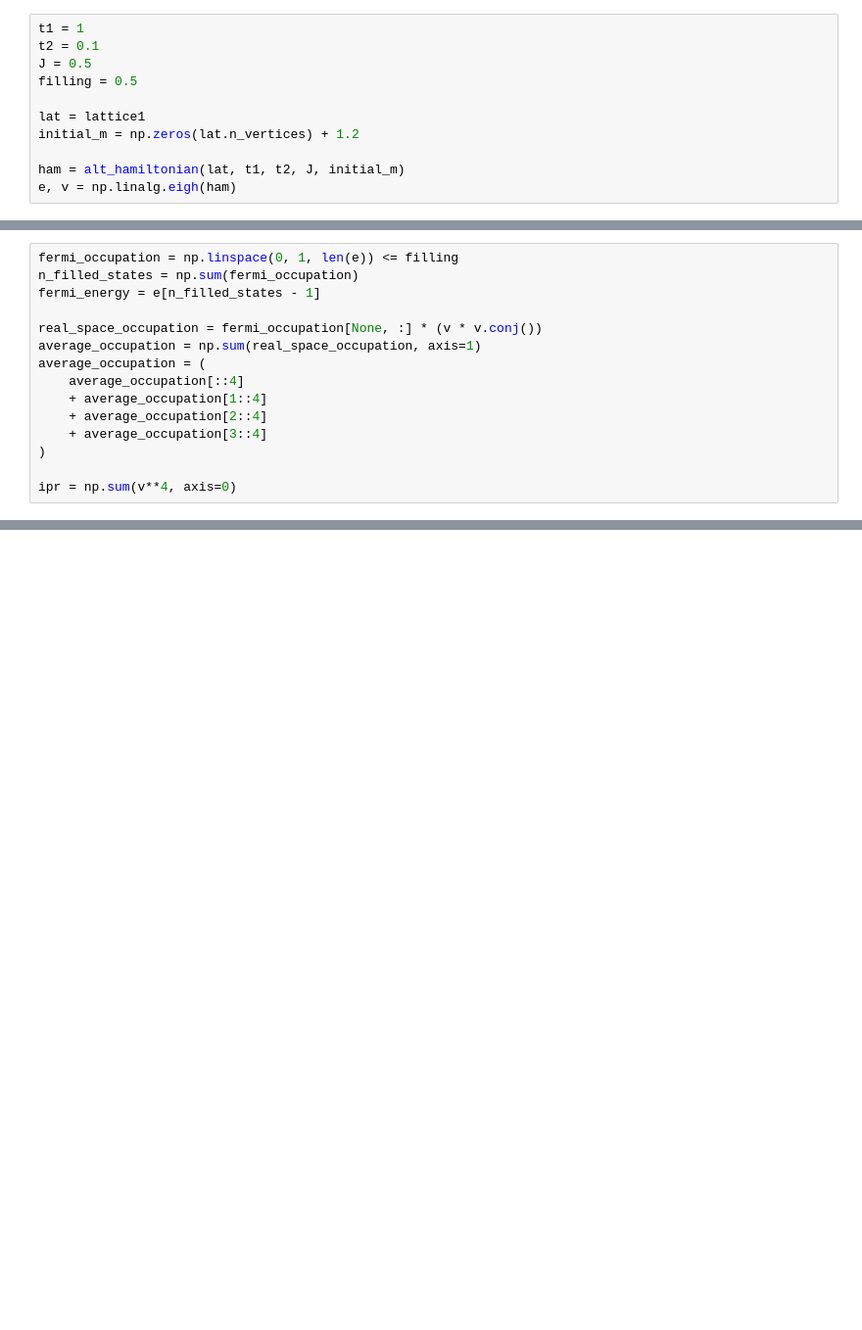
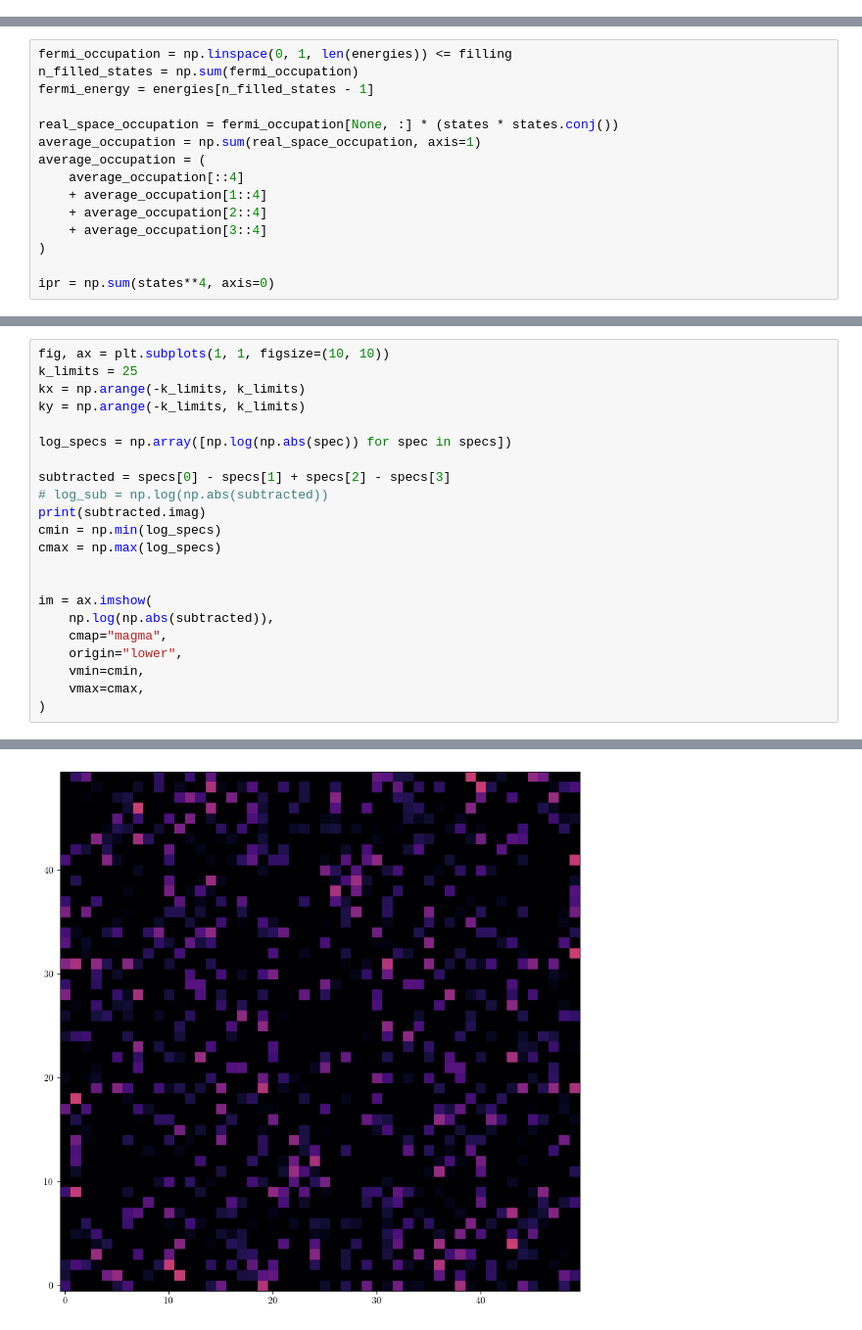
Before and after one commit to dpreuo/alter_morph, a Jupyter notebook: amorphous_mean_field.ipynb, the cells around one changed output, grey strips where cells are left out. Shown at 98% size. Cells and saved outputs as stored; diff of their text form; blank space fills up the shorter version.

```diff
--- a/amorphous_mean_field.ipynb
+++ b/amorphous_mean_field.ipynb
@@ -71,11 +38,0 @@ Lattice(528 vertices, 1010 edges) Lattice(506 vertices, 742 edges) Lattice(519 v
-# %%
-t1 = 1
-t2 = 0.1
-J = 0.5
-filling = 0.5
-
-lat = lattice1
-initial_m = np.zeros(lat.n_vertices) + 1.2
-
-ham = alt_hamiltonian(lat, t1, t2, J, initial_m)
-e, v = np.linalg.eigh(ham)
@@ -127,9 +281,9 @@ plt.show()
 # %%
-fermi_occupation = np.linspace(0, 1, len(e)) <= filling
+fermi_occupation = np.linspace(0, 1, len(energies)) <= filling
 n_filled_states = np.sum(fermi_occupation)
-fermi_energy = e[n_filled_states - 1]
+fermi_energy = energies[n_filled_states - 1]
 
-real_space_occupation = fermi_occupation[None, :] * (v * v.conj())
+real_space_occupation = fermi_occupation[None, :] * (states * states.conj())
 average_occupation = np.sum(real_space_occupation, axis=1)
 average_occupation = (
     average_occupation[::4]
@@ -138,7 +292,7 @@ average_occupation = (
     + average_occupation[3::4]
 )
 
-ipr = np.sum(v**4, axis=0)
+ipr = np.sum(states**4, axis=0)
 # %%
 fig, ax = plt.subplots(1, 3, figsize=(10, 3), dpi=300)
 
@@ -301,0 +453,23 @@ Text(0.5, 1.0, 'Spin down-Y spectral function')
+# %%
+fig, ax = plt.subplots(1, 1, figsize=(10, 10))
+k_limits = 25
+kx = np.arange(-k_limits, k_limits)
+ky = np.arange(-k_limits, k_limits)
+
+log_specs = np.array([np.log(np.abs(spec)) for spec in specs])
+
+subtracted = specs[0] - specs[1] + specs[2] - specs[3]
+# log_sub = np.log(np.abs(subtracted))
+print(subtracted.imag)
+cmin = np.min(log_specs)
+cmax = np.max(log_specs)
+
+
+im = ax.imshow(
+    np.log(np.abs(subtracted)),
+    cmap="magma",
+    origin="lower",
+    vmin=cmin,
+    vmax=cmax,
+)
+# %% [output]
@@ -301,0 +489 @@ Text(0.5, 1.0, 'Spin down-Y spectral function')
+[figure, added]
```
Also changed, not shown: parts of 12 cells of this notebook, 11 other files.
